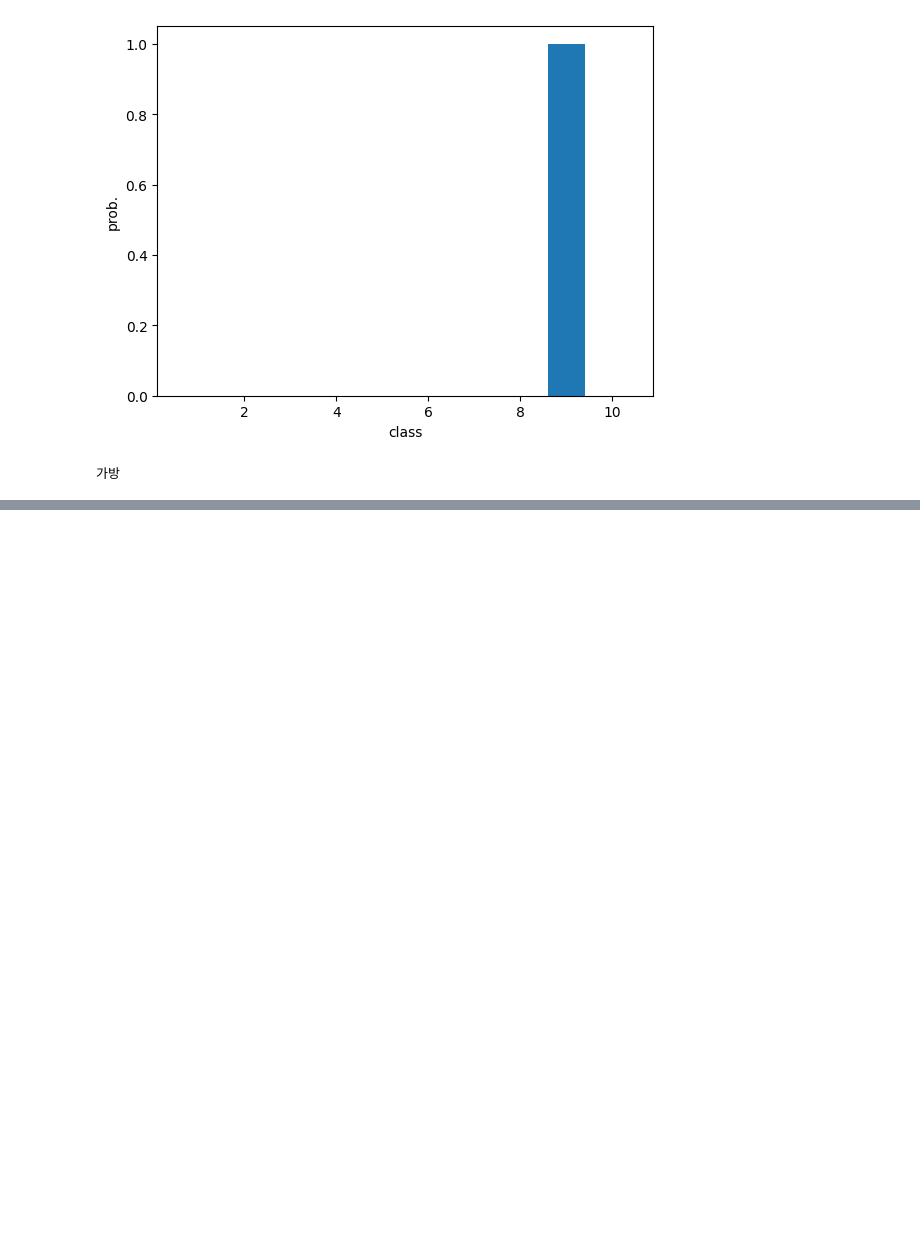
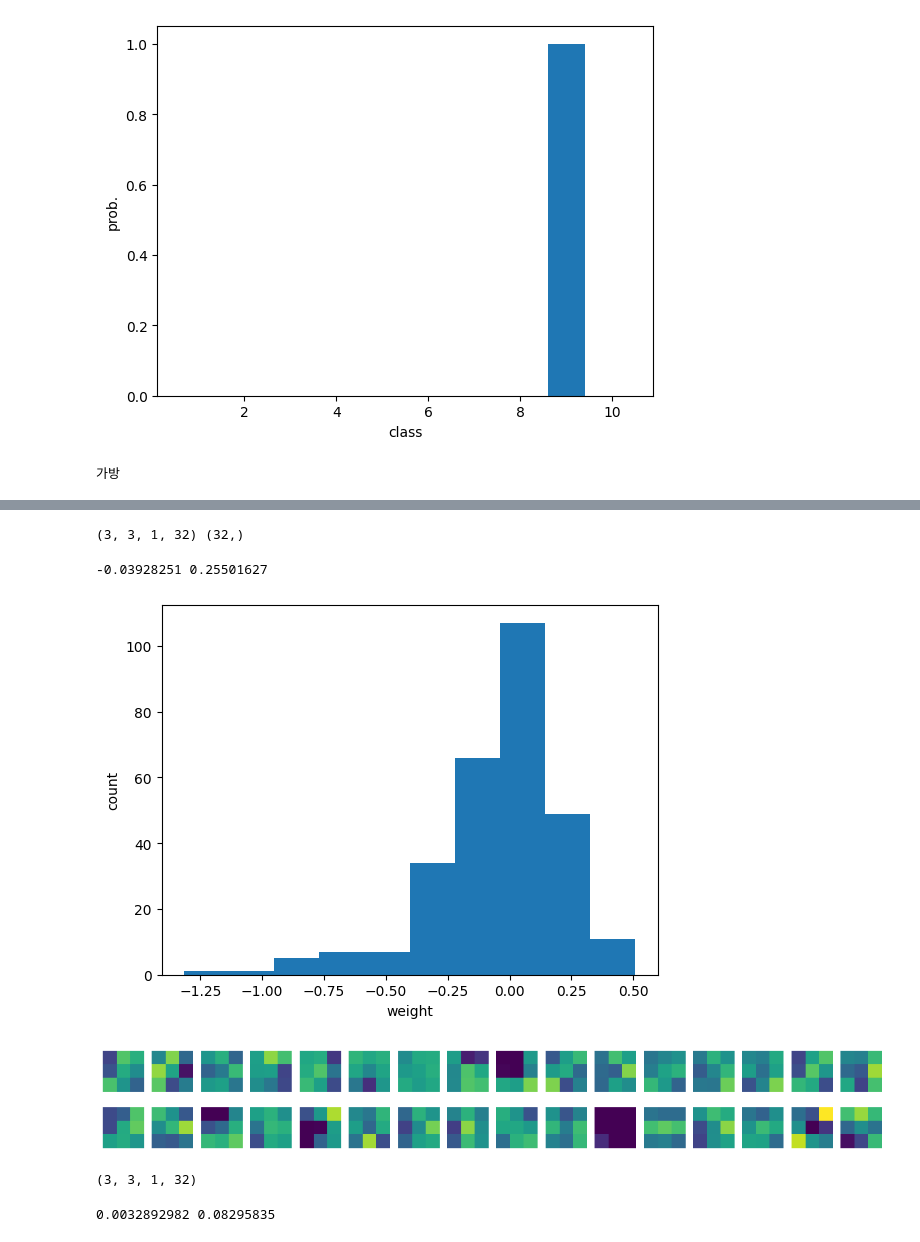
Before and after one commit to Sangyeonglee353/ai-hongong, a Jupyter notebook: Chapter_08_이미지를_위한_인공_신경망.ipynb, the cells around one changed output, grey strips where cells are left out. Cells and saved outputs as stored; diff of their text form; code cells hidden in the pictures; blank space fills up the shorter version.

```diff
--- a/Chapter_08_이미지를_위한_인공_신경망.ipynb
+++ b/Chapter_08_이미지를_위한_인공_신경망.ipynb
@@ -169,0 +170,4 @@ model.evaluate(test_scaled, test_target)
+# %%
+# 1. 파일 읽기
+from tensorflow import keras
+model = keras.models.load_model('best-cnn-model.h5')
@@ -169,0 +186,31 @@ model.evaluate(test_scaled, test_target)
+# %%
+# 3. 첫 번째 원소의 wights의 첫 번째 원소(가중치)와 두 번재 원소(절편) 크기 출력
+conv = model.layers[0]
+print(conv.weights[0].shape, conv.weights[1].shape)
+# %% [output]
+(3, 3, 1, 32) (32,)
+# %%
+# 4. 가중치 배열의 평균과 표준편차 계산
+conv_weights = conv.weights[0].numpy()
+print(conv_weights.mean(), conv_weights.std())
+# %% [output]
+-0.03928251 0.25501627
+# %%
+# 5. 시각화로 확인
+import matplotlib.pyplot as plt
+plt.hist(conv_weights.reshape(-1, 1))
+plt.xlabel('weight')
+plt.ylabel('count')
+plt.show()
+# %% [output]
+[figure, added]
+# %%
+# 6. 커널 출력
+fig, axs = plt.subplots(2, 16, figsize=(15, 2))
+for i in range(2):
+  for j in range(16):
+    axs[i, j].imshow(conv_weights[:, :, 0, i*16 + j], vmin=-0.5, vmax=0.5) # 픽셀의 강도 표현(밝은 곳: 높음)
+    axs[i, j].axis('off')
+plt.show()
+# %% [output]
+[figure, added]
@@ -169,0 +222,12 @@ model.evaluate(test_scaled, test_target)
+# %%
+# 8. 첫 번째 층의 가중치를 no_training_conv 변수에 저장
+no_training_conv = no_training_model.layers[0]
+print(no_training_conv.weights[0].shape)
+# %% [output]
+(3, 3, 1, 32)
+# %%
+# 9. 가중치의 평균과 표준편차 확인
+no_training_weights = no_training_conv.weights[0].numpy()
+print(no_training_weights.mean(), no_training_weights.std())
+# %% [output]
+0.0032892982 0.08295835
```
Also changed, not shown: parts of 27 cells of this notebook.
